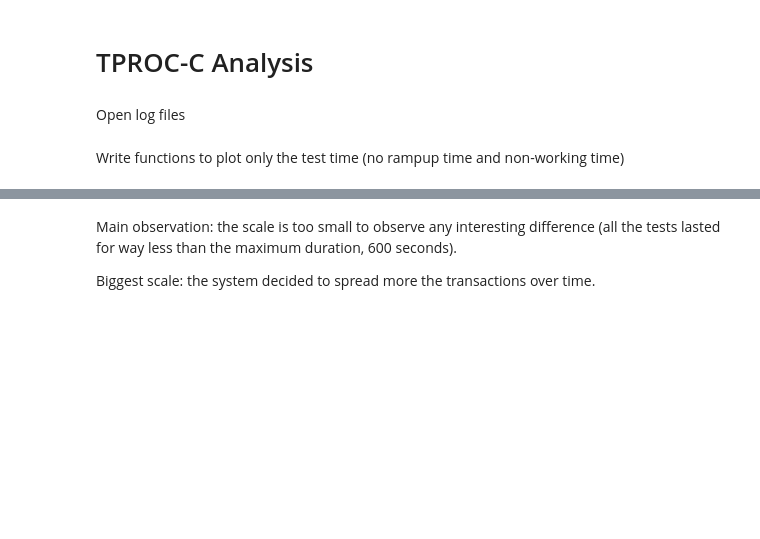
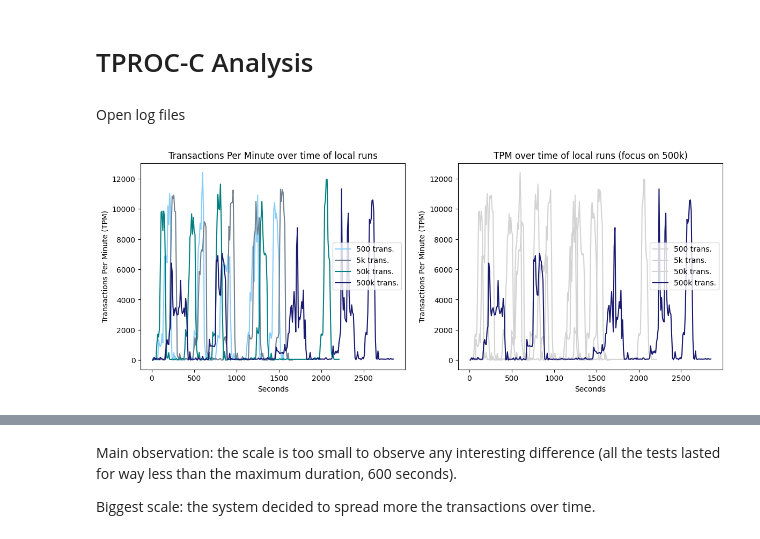
Before and after one commit to simoncoessens/ADB_Project, a Jupyter notebook: tproc_c/tproc_c_analysis.ipynb, the cells around one changed output, grey strips where cells are left out. Drawn from its saved outputs; the diff is of its cells as text; code cells hidden in the pictures; blank space fills up the shorter version.

Commit message:
TPROC-C logs added

```diff
--- a/tproc_c/tproc_c_analysis.ipynb
+++ b/tproc_c/tproc_c_analysis.ipynb
@@ -35,2 +28,0 @@ hammer_4 = log_opener("C:\\Users\\valer\\Downloads\\hammer_500000.log") # SF = 5
-# %% [markdown]
-Write functions to plot only the test time (no rampup time and non-working time)
@@ -62,0 +29,51 @@ sublist_hammer_4 = sublist_creator(hammer_4)
+# %%
+# Open and read the file
+hammer_local_1 = log_opener("C:\\Users\\valer\\Desktop\\Advanced_Databases\\adb_project\\ADB_Project\\tproc_c\\hammer_local_500.log") # SF = 500 transactions in total
+hammer_local_2 = log_opener("C:\\Users\\valer\\Desktop\\Advanced_Databases\\adb_project\\ADB_Project\\tproc_c\\hammer_local_5000.log") # SF = 5,000 transactions in total
+hammer_local_3 = log_opener("C:\\Users\\valer\\Desktop\\Advanced_Databases\\adb_project\\ADB_Project\\tproc_c\\hammer_local_50000.log") # SF = 50,000 transactions in total
+hammer_local_4 = log_opener("C:\\Users\\valer\\Desktop\\Advanced_Databases\\adb_project\\ADB_Project\\tproc_c\\hammer_local_500000.log") # SF = 500,000 transactions in total
+
+hammer_azure_1 = log_opener("C:\\Users\\valer\\Desktop\\Advanced_Databases\\adb_project\\ADB_Project\\tproc_c\\hammer_azure_500.log") # SF = 500 transactions in total
+hammer_azure_2 = log_opener("C:\\Users\\valer\\Desktop\\Advanced_Databases\\adb_project\\ADB_Project\\tproc_c\\hammer_azure_5000.log") # SF = 5,000 transactions in total
+hammer_azure_3 = log_opener("C:\\Users\\valer\\Desktop\\Advanced_Databases\\adb_project\\ADB_Project\\tproc_c\\hammer_azure_50000.log") # SF = 50,000 transactions in total
+hammer_azure_4 = log_opener("C:\\Users\\valer\\Desktop\\Advanced_Databases\\adb_project\\ADB_Project\\tproc_c\\hammer_azure_500000.log") # SF = 500,000 transactions in total
+
+hammer_cloud_1 = log_opener("C:\\Users\\valer\\Desktop\\Advanced_Databases\\adb_project\\ADB_Project\\tproc_c\\hammer_cloud_500.log") # SF = 500 transactions in total
+hammer_cloud_2 = log_opener("C:\\Users\\valer\\Desktop\\Advanced_Databases\\adb_project\\ADB_Project\\tproc_c\\hammer_cloud_5000.log") # SF = 5,000 transactions in total
+hammer_cloud_3 = log_opener("C:\\Users\\valer\\Desktop\\Advanced_Databases\\adb_project\\ADB_Project\\tproc_c\\hammer_cloud_50000.log") # SF = 50,000 transactions in total
+hammer_cloud_4 = log_opener("C:\\Users\\valer\\Desktop\\Advanced_Databases\\adb_project\\ADB_Project\\tproc_c\\hammer_cloud_500000.log") # SF = 500,000 transactions in total
+# %%
+plt.figure(figsize=(14, 5))
+
+plt.subplot(1,2,1)
+x_values = np.arange(10, 10 + len(hammer_local_1) * 10, 10)
+plt.plot(x_values, hammer_local_1, label='500 trans.', color='lightskyblue')
+x_values = np.arange(10, 10 + len(hammer_local_2) * 10, 10)
+plt.plot(x_values, hammer_local_2, label='5k trans.', color='slategray')
+x_values = np.arange(10, 10 + len(hammer_local_3) * 10, 10)
+plt.plot(x_values, hammer_local_3, label='50k trans.', color='teal')
+x_values = np.arange(10, 10 + len(hammer_local_4) * 10, 10)
+plt.plot(x_values, hammer_local_4, label='500k trans.', color='midnightblue')
+
+plt.xlabel('Seconds')
+plt.ylabel('Transactions Per Minute (TPM)')
+plt.title('Transactions Per Minute over time of local runs')
+plt.legend()
+
+plt.subplot(1,2,2)
+x_values = np.arange(10, 10 + len(hammer_local_1) * 10,  10)
+plt.plot(x_values, hammer_local_1, label='500 trans.', color='lightgrey')
+x_values = np.arange(10, 10 + len(hammer_local_2) * 10, 10)
+plt.plot(x_values, hammer_local_2, label='5k trans.', color='lightgrey')
+x_values = np.arange(10, 10 + len(hammer_local_3) * 10, 10)
+plt.plot(x_values, hammer_local_3, label='50k trans.', color='lightgrey')
+x_values = np.arange(10, 10 + len(hammer_local_4) * 10, 10)
+plt.plot(x_values, hammer_local_4, label='500k trans.', color='midnightblue')
+
+plt.xlabel('Seconds')
+plt.ylabel('Transactions Per Minute (TPM)')
+plt.title('TPM over time of local runs (focus on 500k)')
+plt.legend()
+plt.show()
+# %% [output]
+[figure, added]
```
Also changed, not shown: parts of 19 cells of this notebook, 5 other files.
